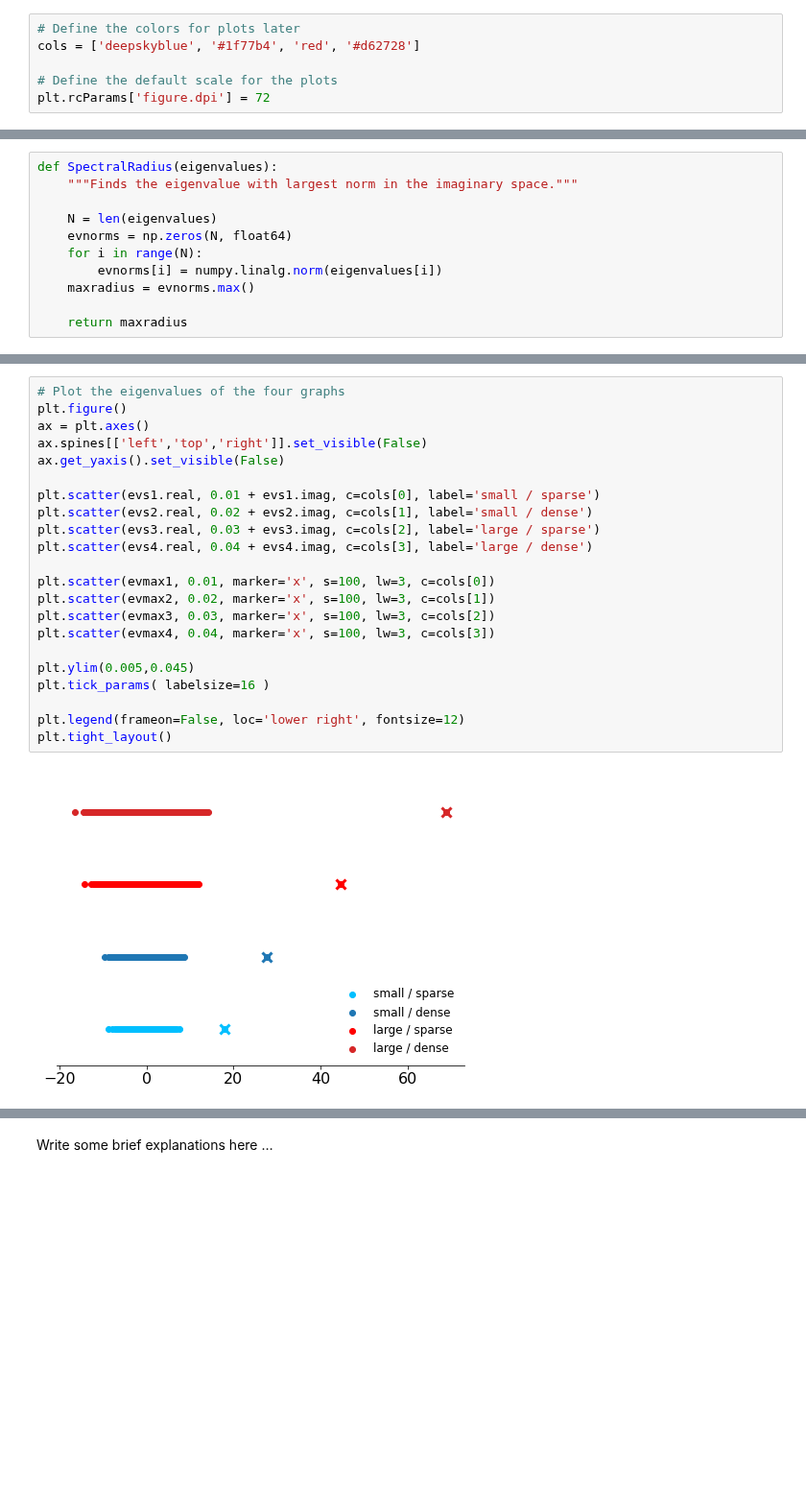
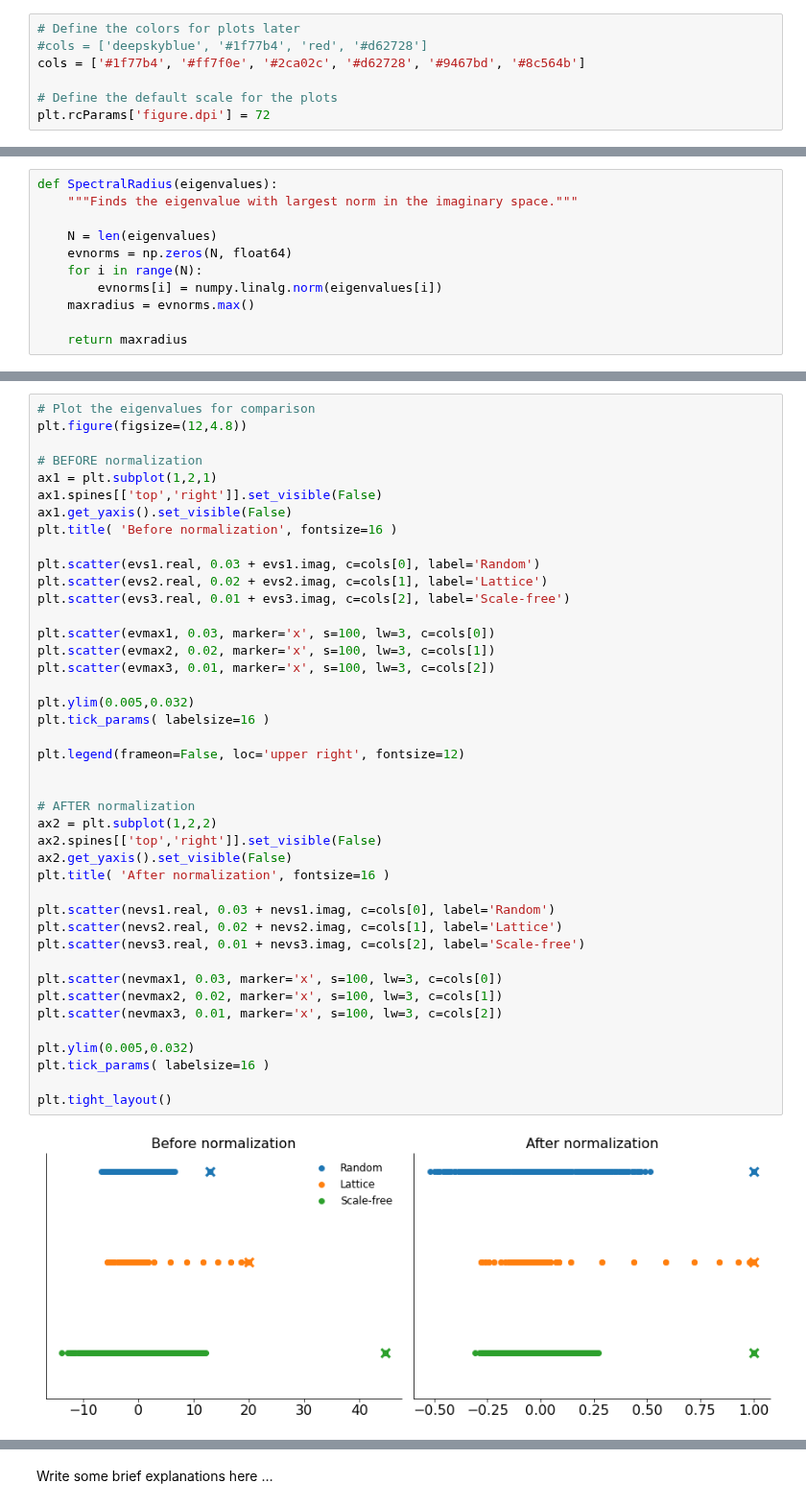
Before and after one commit to mb-BCA/SiReNetA_Tutorials, a Jupyter notebook: Notebooks_Tutorials/4.2_UseCase_CompareNets_Part2.ipynb, the cells around one changed output, grey strips where cells are left out. Shown at 96% size. Cells and saved outputs as stored; diff of their text form; blank space fills up the shorter version.

```diff
--- a/Notebooks_Tutorials/4.2_UseCase_CompareNets_Part2.ipynb
+++ b/Notebooks_Tutorials/4.2_UseCase_CompareNets_Part2.ipynb
@@ -59,6 +57,7 @@ netcase = 'ScaleFree'  # 'Random', 'Lattice', 'ScaleFree'
 # %%
 # Define the colors for plots later
-cols = ['deepskyblue', '#1f77b4', 'red', '#d62728']
+#cols = ['deepskyblue', '#1f77b4', 'red', '#d62728']
+cols = ['#1f77b4', '#ff7f0e', '#2ca02c', '#d62728', '#9467bd', '#8c564b']
 
 # Define the default scale for the plots
 plt.rcParams['figure.dpi'] = 72
@@ -136,24 +149,44 @@ net #4:   68.79946              0.01453
 # %%
-# Plot the eigenvalues of the four graphs
-plt.figure()
-ax = plt.axes()
-ax.spines[['left','top','right']].set_visible(False)
-ax.get_yaxis().set_visible(False)
+# Plot the eigenvalues for comparison
+plt.figure(figsize=(12,4.8))
 
-plt.scatter(evs1.real, 0.01 + evs1.imag, c=cols[0], label='small / sparse')
-plt.scatter(evs2.real, 0.02 + evs2.imag, c=cols[1], label='small / dense')
-plt.scatter(evs3.real, 0.03 + evs3.imag, c=cols[2], label='large / sparse')
-plt.scatter(evs4.real, 0.04 + evs4.imag, c=cols[3], label='large / dense')
+# BEFORE normalization
+ax1 = plt.subplot(1,2,1)
+ax1.spines[['top','right']].set_visible(False)
+ax1.get_yaxis().set_visible(False)
+plt.title( 'Before normalization', fontsize=16 )
 
-plt.scatter(evmax1, 0.01, marker='x', s=100, lw=3, c=cols[0])
+plt.scatter(evs1.real, 0.03 + evs1.imag, c=cols[0], label='Random')
+plt.scatter(evs2.real, 0.02 + evs2.imag, c=cols[1], label='Lattice')
+plt.scatter(evs3.real, 0.01 + evs3.imag, c=cols[2], label='Scale-free')
+
+plt.scatter(evmax1, 0.03, marker='x', s=100, lw=3, c=cols[0])
 plt.scatter(evmax2, 0.02, marker='x', s=100, lw=3, c=cols[1])
-plt.scatter(evmax3, 0.03, marker='x', s=100, lw=3, c=cols[2])
-plt.scatter(evmax4, 0.04, marker='x', s=100, lw=3, c=cols[3])
+plt.scatter(evmax3, 0.01, marker='x', s=100, lw=3, c=cols[2])
 
-plt.ylim(0.005,0.045)
+plt.ylim(0.005,0.032)
 plt.tick_params( labelsize=16 )
 
-plt.legend(frameon=False, loc='lower right', fontsize=12)
+plt.legend(frameon=False, loc='upper right', fontsize=12)
+
+
+# AFTER normalization
+ax2 = plt.subplot(1,2,2)
+ax2.spines[['top','right']].set_visible(False)
+ax2.get_yaxis().set_visible(False)
+plt.title( 'After normalization', fontsize=16 )
+
+plt.scatter(nevs1.real, 0.03 + nevs1.imag, c=cols[0], label='Random')
+plt.scatter(nevs2.real, 0.02 + nevs2.imag, c=cols[1], label='Lattice')
+plt.scatter(nevs3.real, 0.01 + nevs3.imag, c=cols[2], label='Scale-free')
+
+plt.scatter(nevmax1, 0.03, marker='x', s=100, lw=3, c=cols[0])
+plt.scatter(nevmax2, 0.02, marker='x', s=100, lw=3, c=cols[1])
+plt.scatter(nevmax3, 0.01, marker='x', s=100, lw=3, c=cols[2])
+
+plt.ylim(0.005,0.032)
+plt.tick_params( labelsize=16 )
+
 plt.tight_layout()
 # %% [output]
-[figure, old version]
+[figure, new version]
```
Also changed, not shown: parts of 21 cells of this notebook.
